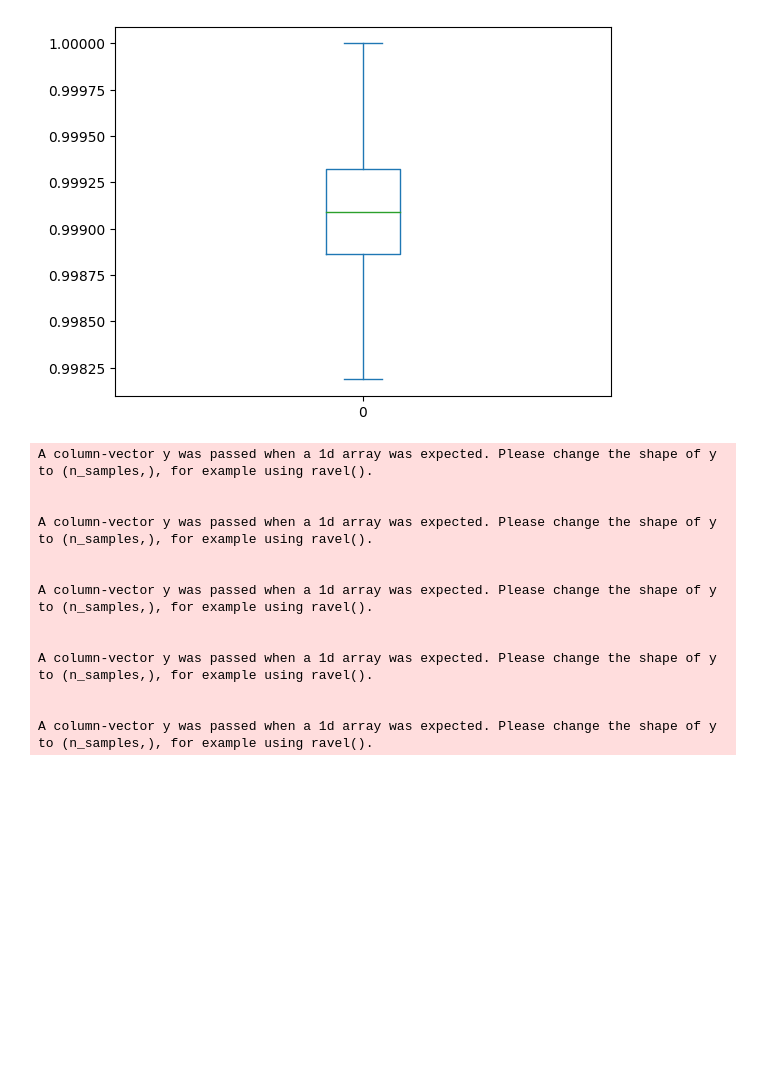
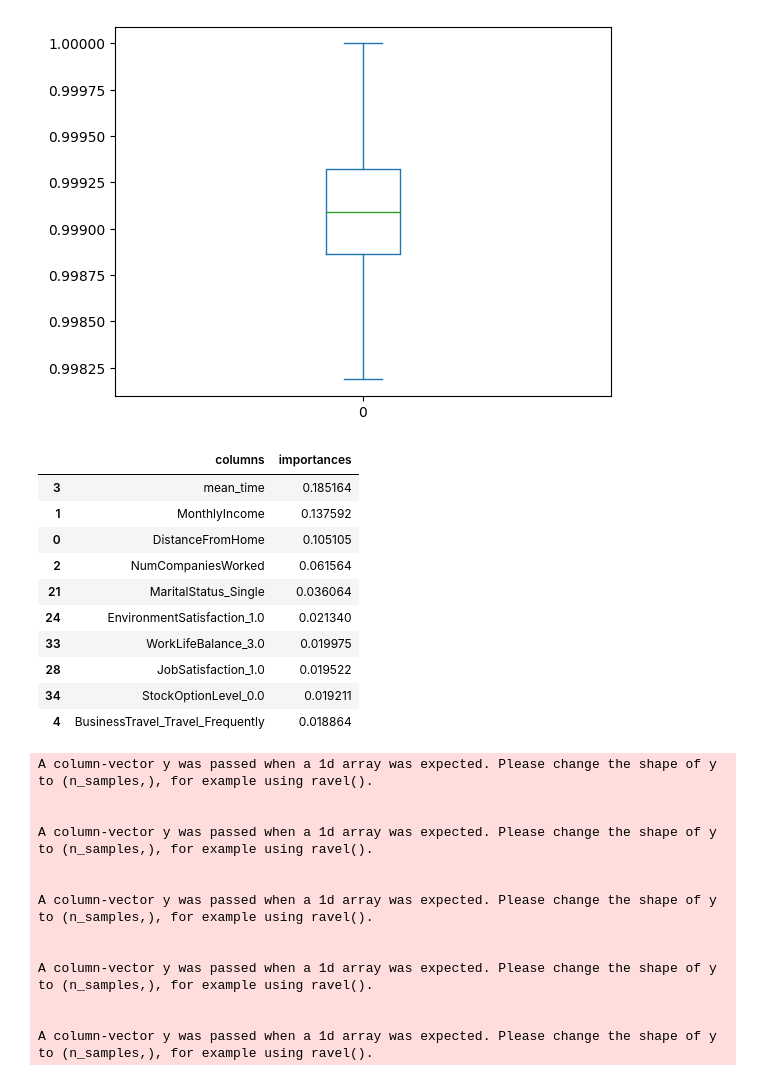
Before and after one commit to stn-420s/Entrega, a Jupyter notebook: i_afinamiento_hiperparametros.ipynb, the cells around one changed output. Cells and saved outputs as stored; diff of their text form; code cells hidden in the pictures; blank space fills up the shorter version.

```diff
--- a/i_afinamiento_hiperparametros.ipynb
+++ b/i_afinamiento_hiperparametros.ipynb
@@ -196,6 +189,20 @@ fig.update_layout(
     template = 'simple_white',
     title_x = 0.5,
     showlegend=False)
+# %%
+cf
+# %% [output]
+|  | columns | importances |
+| 3 | mean_time | 0.185164 |
+| 1 | MonthlyIncome | 0.137592 |
+| 0 | DistanceFromHome | 0.105105 |
+| 2 | NumCompaniesWorked | 0.061564 |
+| 21 | MaritalStatus_Single | 0.036064 |
+| 24 | EnvironmentSatisfaction_1.0 | 0.021340 |
+| 33 | WorkLifeBalance_3.0 | 0.019975 |
+| 28 | JobSatisfaction_1.0 | 0.019522 |
+| 34 | StockOptionLevel_0.0 | 0.019211 |
+| 4 | BusinessTravel_Travel_Frequently | 0.018864 |
 # %%
 predictions=cross_val_predict(m1_ranfor,X_m1,y,cv=5)
 # %% [output]
```
Also changed, not shown: parts of 7 cells of this notebook, 19 other files.
